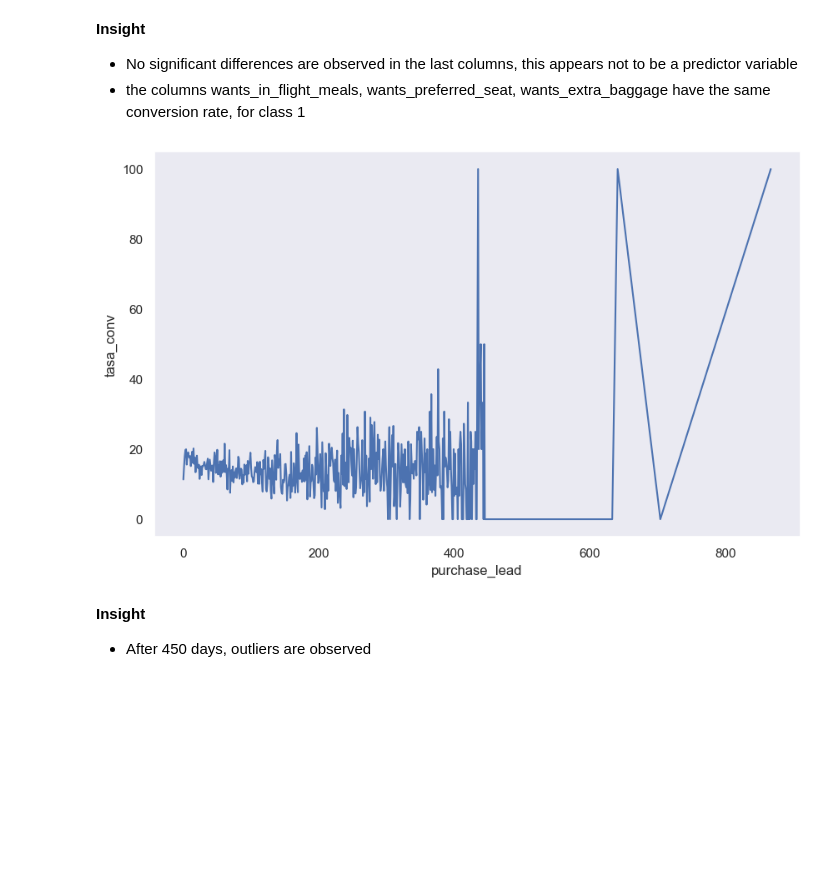
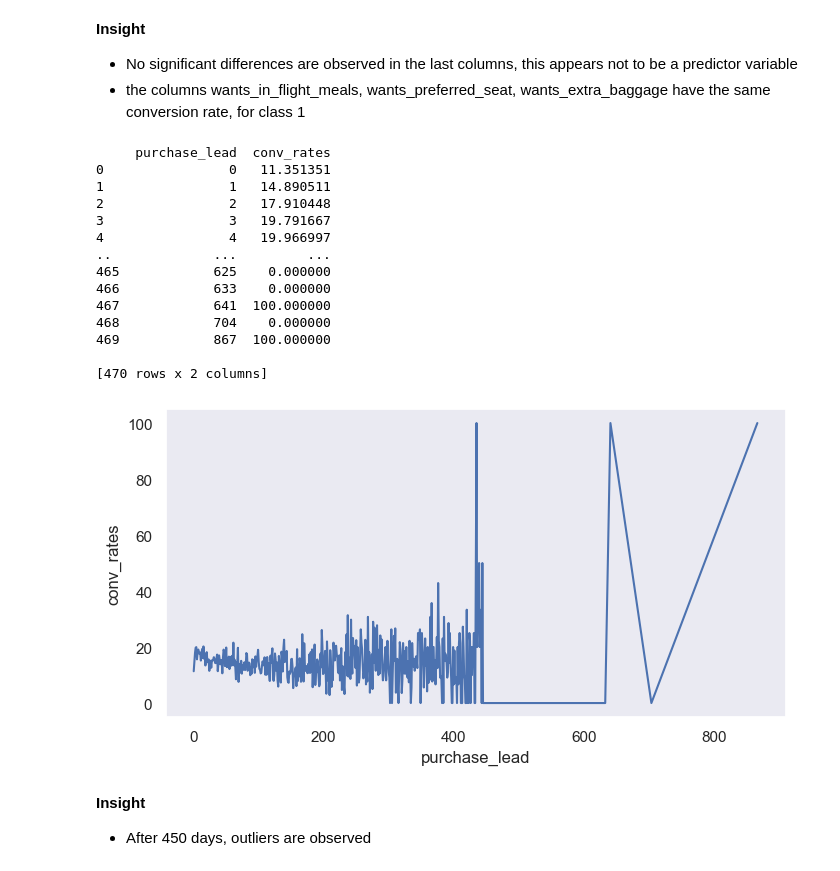
Before and after one commit to dasanmiguelv/supervised-machine-learning, a Jupyter notebook: behaviour-buying/Getting Started.ipynb, the cells around one changed output. Saved outputs shown, nothing was run; the diff lists cells and outputs as text; code cells hidden in the pictures; blank space fills up the shorter version.

```diff
--- a/behaviour-buying/Getting Started.ipynb
+++ b/behaviour-buying/Getting Started.ipynb
@@ -228,9 +218,23 @@ graph_conversion_rates('wants_in_flight_meals','booking_complete',type='bar')
 * No significant differences are observed in the last columns, this appears not to be a predictor variable
 * the columns wants_in_flight_meals, wants_preferred_seat, wants_extra_baggage have the same conversion rate, for class 1
 # %%
-graficar_tasas_conversion('purchase_lead','booking_complete')
+graph_conversion_rates('purchase_lead','booking_complete',type='line')
 # %% [output]
+     purchase_lead  conv_rates
+0                0   11.351351
+1                1   14.890511
+2                2   17.910448
+3                3   19.791667
+4                4   19.966997
+..             ...         ...
+465            625    0.000000
+466            633    0.000000
+467            641  100.000000
+468            704    0.000000
+469            867  100.000000
+
+[470 rows x 2 columns]
-[figure, old version]
+[figure, new version]
 # %% [markdown]
 **Insight**
 
```
Also changed, not shown: parts of 33 cells of this notebook, 1 other file.
